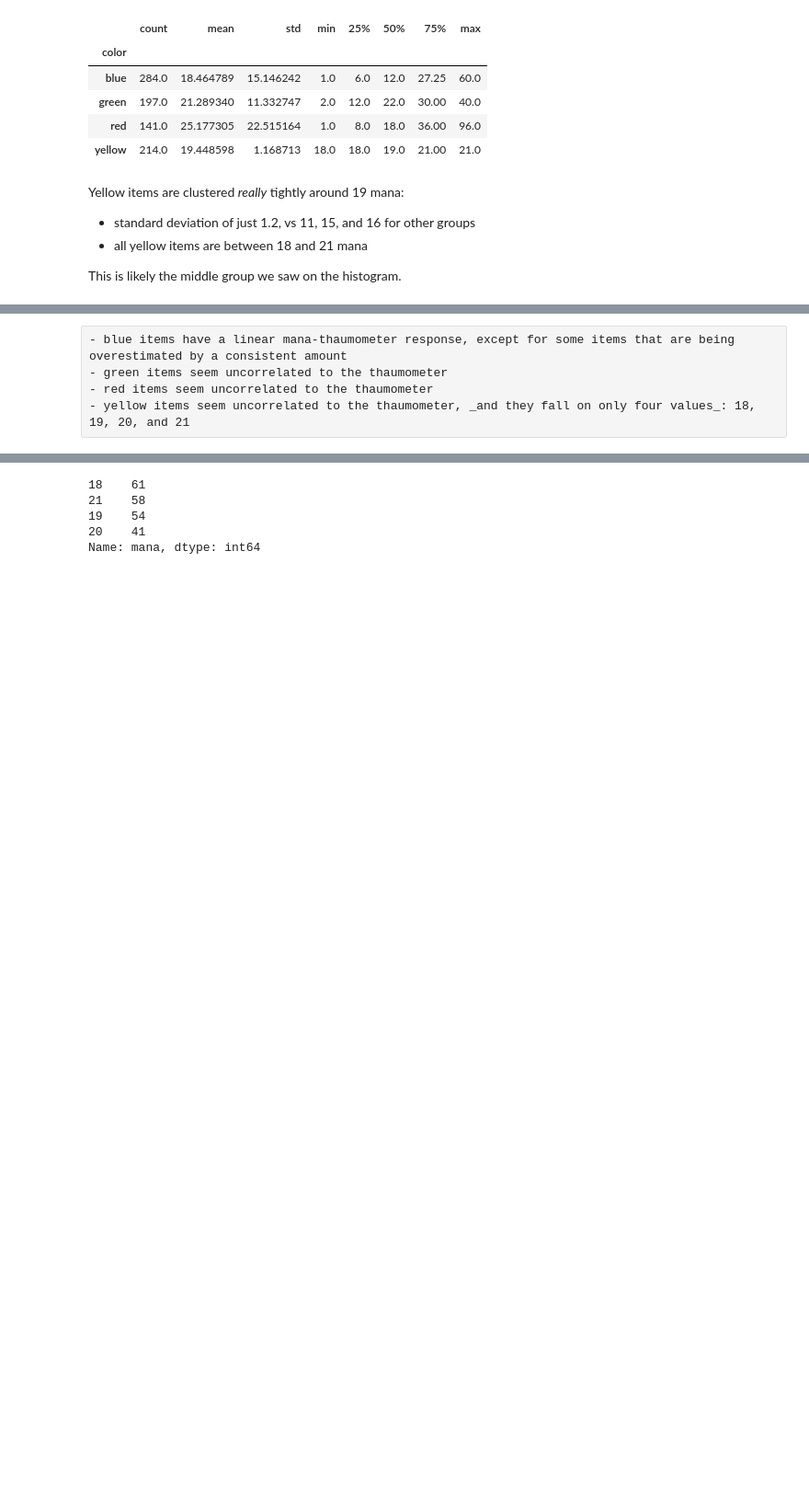
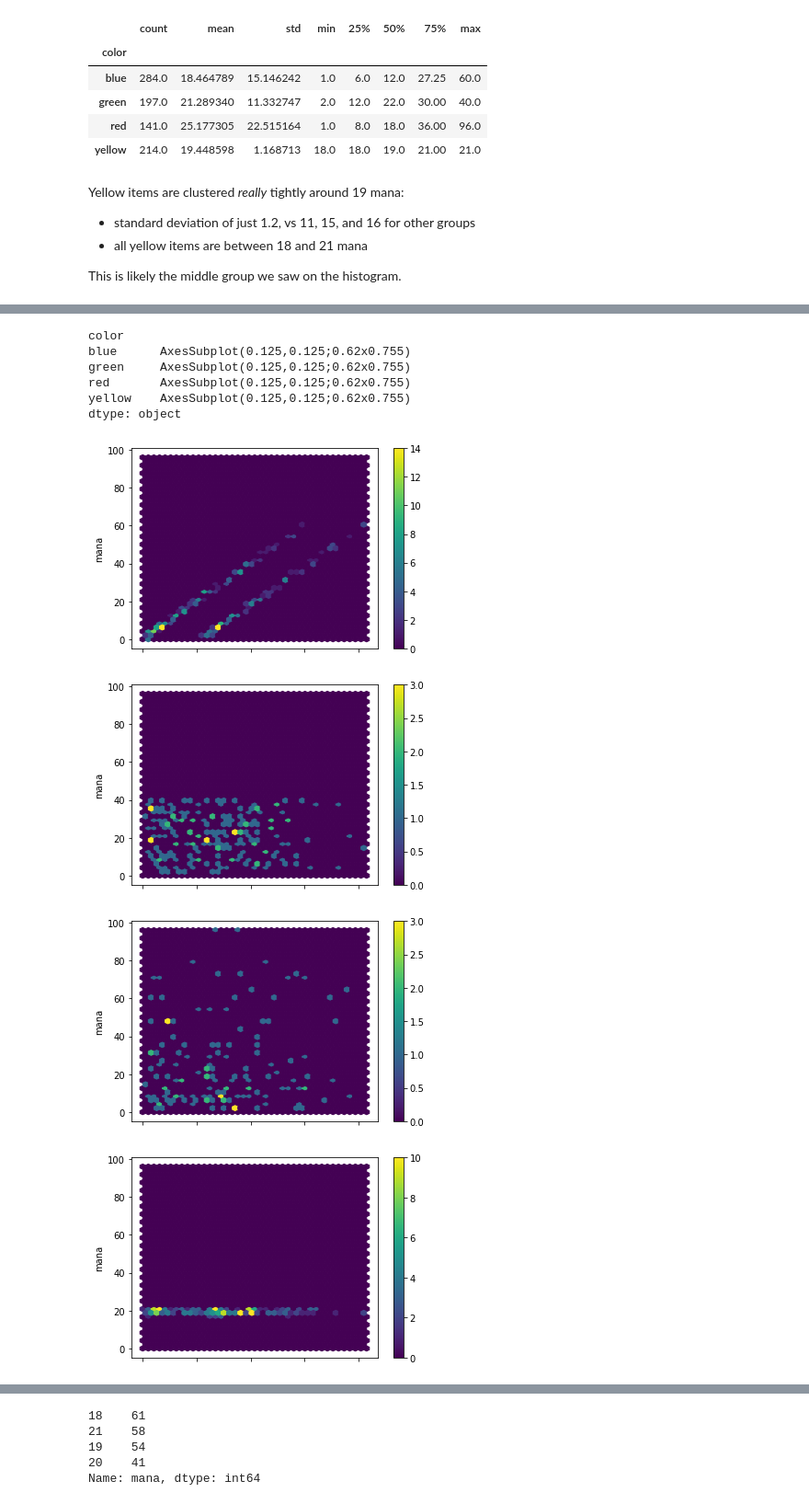
Before and after one commit to pabloernesto/dndsci, a Jupyter notebook: problem-2/analysis.ipynb, the cells around one changed output, grey strips where cells are left out. Shown: that part at 92% size. Saved outputs shown, nothing was run; the diff lists cells and outputs as text; code cells hidden in the pictures; blank space fills up the shorter version.

Commit message:
problem-2: analysis, updated per-color thmm-mana hexbin

```diff
--- a/problem-2/analysis.ipynb
+++ b/problem-2/analysis.ipynb
@@ -176,5 +164,20 @@ dtype: object
-# %% [raw]
-- blue items have a linear mana-thaumometer response, except for some items that are being overestimated by a consistent amount
-- green items seem uncorrelated to the thaumometer
-- red items seem uncorrelated to the thaumometer
-- yellow items seem uncorrelated to the thaumometer, _and they fall on only four values_: 18, 19, 20, and 21
+# %%
+data.groupby("color").plot.hexbin(
+    x="thmm",
+    y="mana",
+    gridsize=40,
+    cmap="viridis",
+    extent=[
+        0, data["thmm"].max(),
+        0, data["mana"].max()])
+# %% [output]
+color
+blue      AxesSubplot(0.125,0.125;0.62x0.755)
+green     AxesSubplot(0.125,0.125;0.62x0.755)
+red       AxesSubplot(0.125,0.125;0.62x0.755)
+yellow    AxesSubplot(0.125,0.125;0.62x0.755)
+dtype: object
+[figure, added]
+[figure, added]
+[figure, added]
+[figure, added]
```
Also changed, not shown: parts of 3 cells of this notebook.
